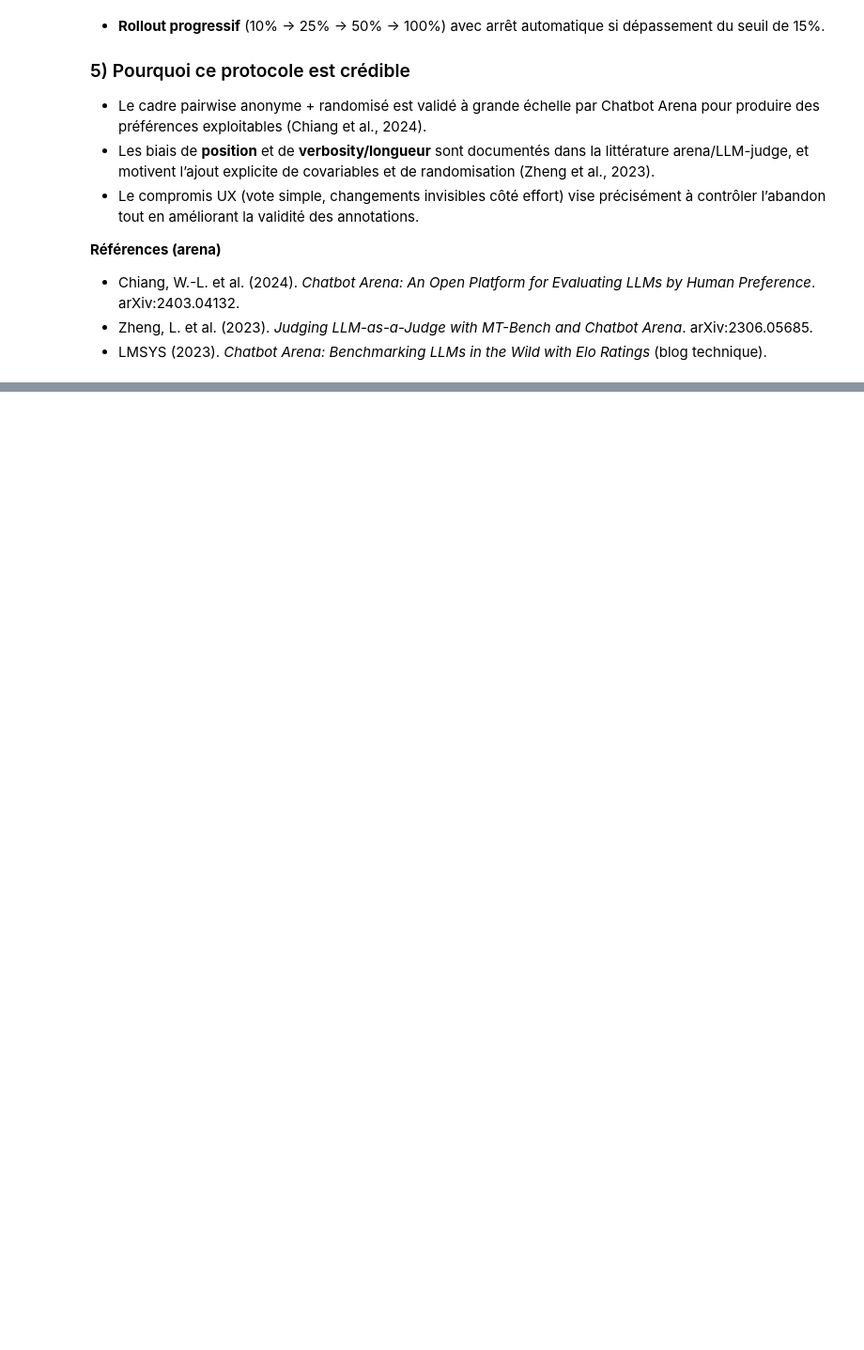
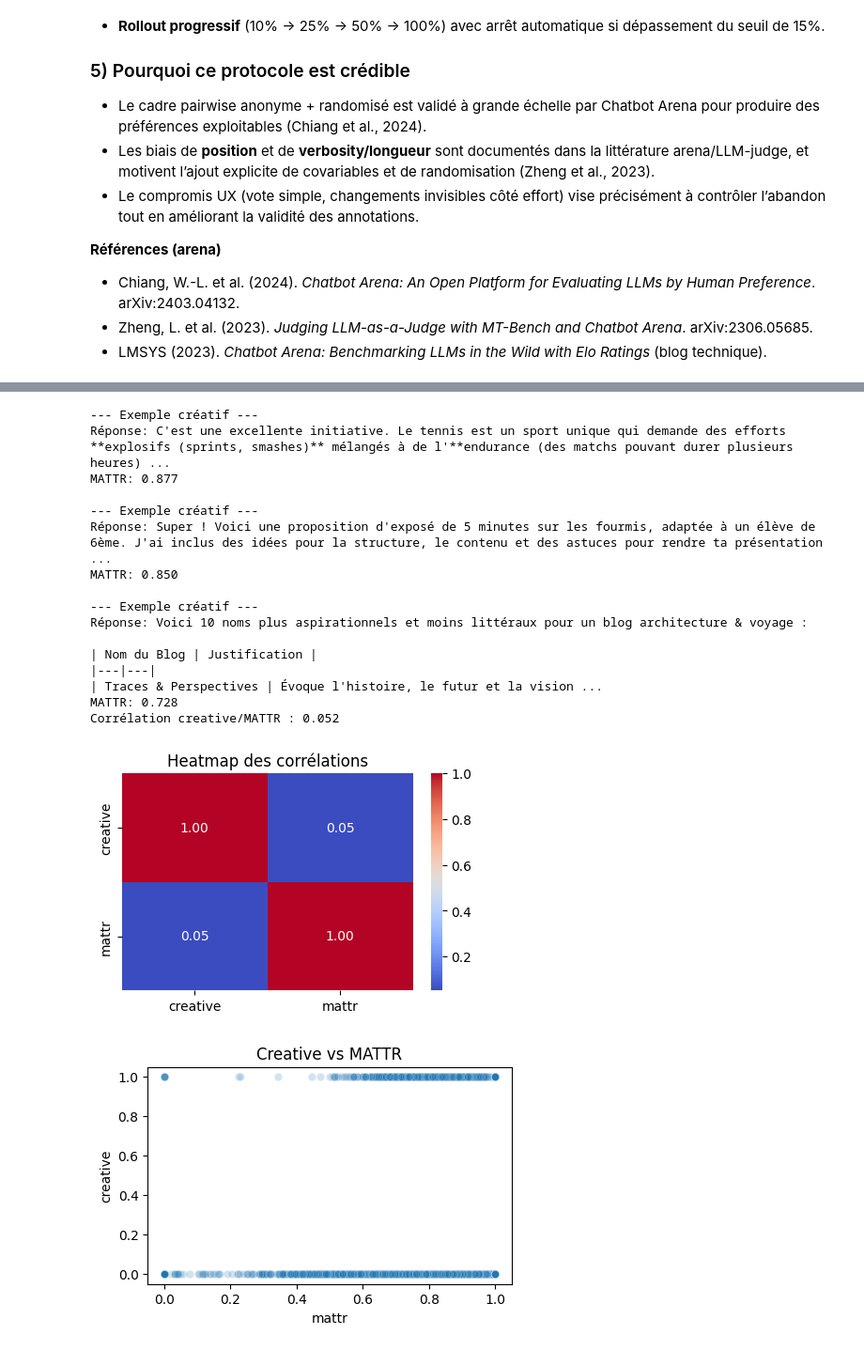
Before and after one commit to CorentinRaffray/LLM-creativity, a Jupyter notebook: part7.ipynb, the cells around one changed output, grey strips where cells are left out. Shown at 94% size. Saved outputs shown, nothing was run; the diff lists cells and outputs as text; code cells hidden in the pictures; blank space fills up the shorter version.

```diff
--- a/part7.ipynb
+++ b/part7.ipynb
@@ -521,0 +541,59 @@ Résumé des tests chi-deux (liked ~ model_pos):
+# %%
+# 8.1 — Validité convergente : corrélations avec des métriques de créativité
+
+import numpy as np
+from collections import Counter
+import matplotlib.pyplot as plt
+import seaborn as sns
+
+# --- 1. MATTR (diversité lexicale) ---
+def mattr(text, window=50):
+    tokens = str(text).split()
+    if len(tokens) < window:
+        return len(set(tokens)) / max(1, len(tokens))
+    scores = []
+    for i in range(len(tokens) - window + 1):
+        window_tokens = tokens[i:i+window]
+        scores.append(len(set(window_tokens)) / window)
+    return np.mean(scores)
+
+df_reactions['mattr'] = df_reactions['response_content'].apply(lambda x: mattr(x, window=50))
+
+ex_crea = df_reactions[df_reactions['creative'] == 1].sample(3, random_state=42) if (df_reactions['creative'] == 1).sum() > 3 else df_reactions[df_reactions['creative'] == 1]
+for idx, row in ex_crea.iterrows():
+    print(f"\n--- Exemple créatif ---\nRéponse: {row['response_content'][:200]}...")
+    print(f"MATTR: {row['mattr']:.3f}")
+
+cor_mattr = df_reactions[['creative', 'mattr']].corr().iloc[0,1]
+print(f"Corrélation creative/MATTR : {cor_mattr:.3f}")
+
+metrics = ['creative', 'mattr']
+corr_matrix = df_reactions[metrics].corr()
+plt.figure(figsize=(5,3))
+sns.heatmap(corr_matrix, annot=True, cmap='coolwarm', fmt='.2f')
+plt.title('Heatmap des corrélations')
+plt.show()
+
+plt.figure(figsize=(5,3))
+sns.scatterplot(x='mattr', y='creative', data=df_reactions, alpha=0.2)
+plt.title('Creative vs MATTR')
+plt.show()
+# %% [output]
+--- Exemple créatif ---
+Réponse: C'est une excellente initiative. Le tennis est un sport unique qui demande des efforts **explosifs (sprints, smashes)** mélangés à de l'**endurance (des matchs pouvant durer plusieurs heures) ...
+MATTR: 0.877
+
+--- Exemple créatif ---
+Réponse: Super ! Voici une proposition d'exposé de 5 minutes sur les fourmis, adaptée à un élève de 6ème. J'ai inclus des idées pour la structure, le contenu et des astuces pour rendre ta présentation ...
+MATTR: 0.850
+
+--- Exemple créatif ---
+Réponse: Voici 10 noms plus aspirationnels et moins littéraux pour un blog architecture & voyage :
+
+| Nom du Blog | Justification |
+|---|---|
+| Traces & Perspectives | Évoque l'histoire, le futur et la vision ...
+MATTR: 0.728
+Corrélation creative/MATTR : 0.052
+[figure, added]
+[figure, added]
```
Also changed, not shown: parts of 11 cells of this notebook, 1 other file.
